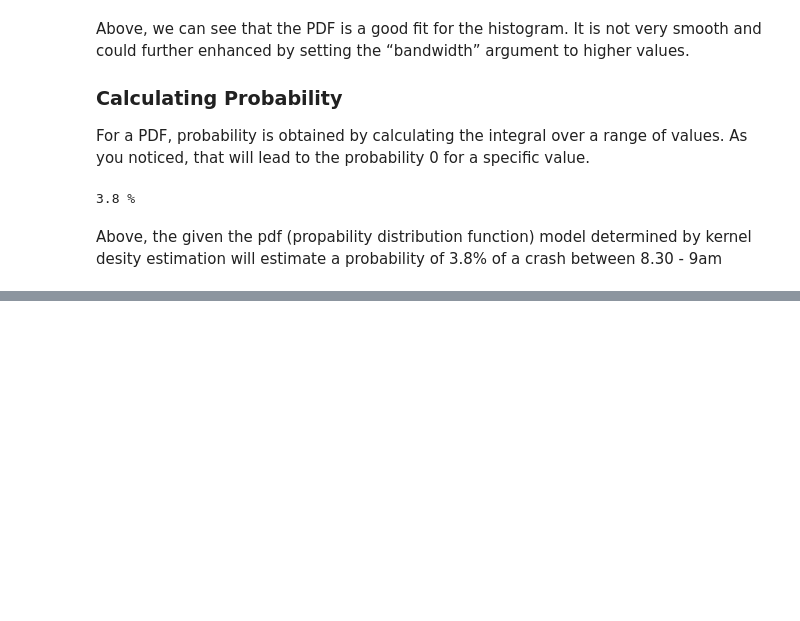
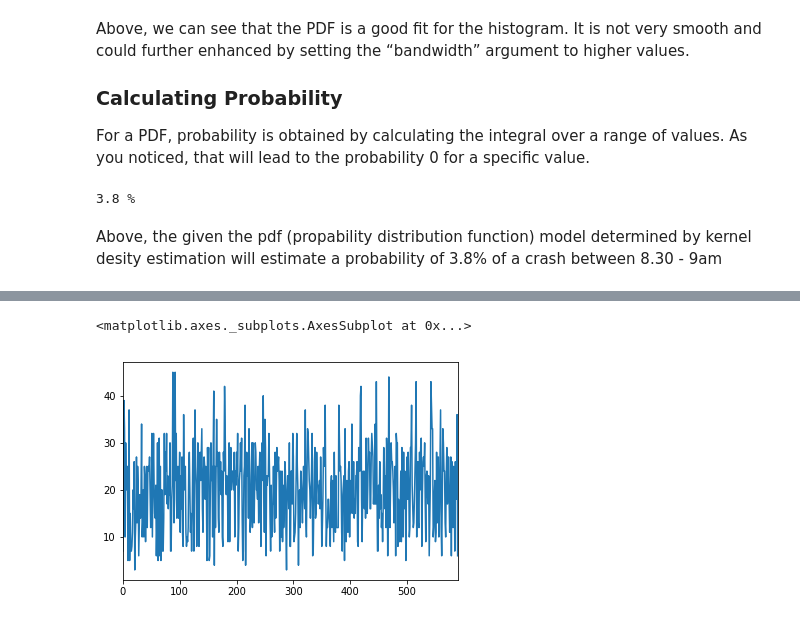
Before and after one commit to jaworra/Jupyter-Notebooks, a Jupyter notebook: crashDataAnalysis.ipynb, the cells around one changed output, grey strips where cells are left out. Saved outputs shown, nothing was run; the diff lists cells and outputs as text; code cells hidden in the pictures; blank space fills up the shorter version.

```diff
--- a/crashDataAnalysis.ipynb
+++ b/crashDataAnalysis.ipynb
@@ -108,0 +237,3 @@ Statistics with SciP
+# %%
+crashes_incidents_possion_lite_sort= crashes_incidents_possion_lite.sort_values(by='Count', ascending=False) #sort by count
+crashes_incidents_possion_lite_sort.head(10) #show top ten worst days
@@ -108,0 +252,4 @@ Statistics with SciP
+# %%
+#crashes_incidents_possion_lite_sort_remove10 = crashes_incidents_possion_lite_sort[10:]
+crashes_incidents_possion_lite_sort_remove10 = crashes_incidents_possion_lite_sort.iloc[10:]
+crashes_incidents_possion_lite_sort_remove10.head(10)
@@ -108,0 +268,8 @@ Statistics with SciP
+# %%
+crashes_incidents_possion_lite_sort_remove10.dtypes
+crashes_incidents_possion_lite_sort_remove10_sort = crashes_incidents_possion_lite_sort_remove10.sort_values(by='Date')
+crashes_incidents_possion_lite_sort_remove10_sort.dtypes
+crashes_incidents_possion_lite_sort_remove10_sort['Count'].plot()
+# %% [output]
+<matplotlib.axes._subplots.AxesSubplot at 0x...>
+[figure, added]
```
Also changed, not shown: parts of 24 cells of this notebook.
